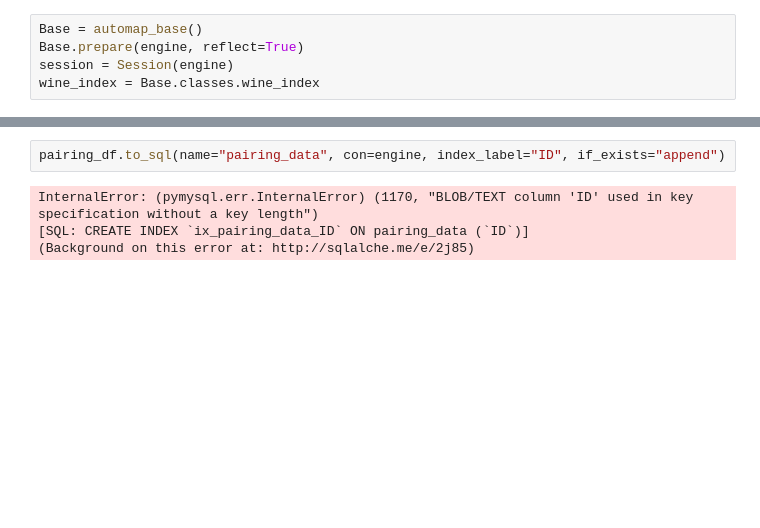
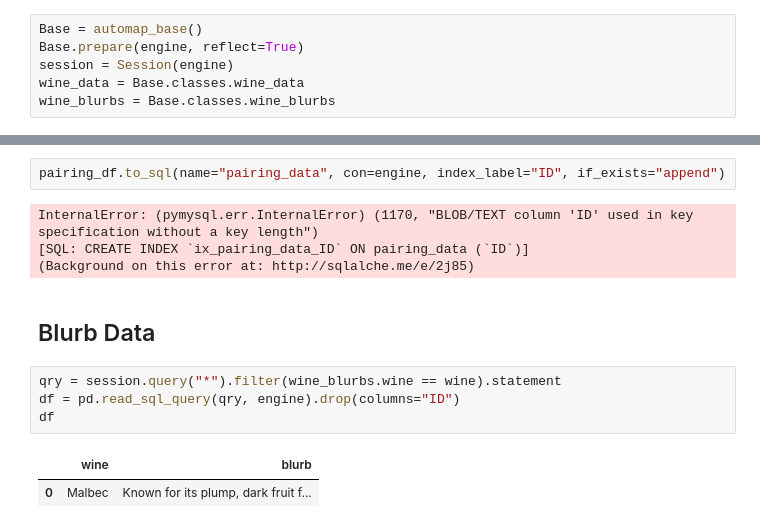
Before and after one commit to SaifeelMomin/PocketSom, a Jupyter notebook: stage/sandbox.ipynb, the cells around one changed output, grey strips where cells are left out. Drawn from its saved outputs; the diff is of its cells as text; blank space fills up the shorter version.

```diff
--- a/stage/sandbox.ipynb
+++ b/stage/sandbox.ipynb
@@ -31,7 +31,8 @@ table_names
 Base = automap_base()
 Base.prepare(engine, reflect=True)
 session = Session(engine)
-wine_index = Base.classes.wine_index
+wine_data = Base.classes.wine_data
+wine_blurbs = Base.classes.wine_blurbs
 # %%
 # schema = inspector.get_columns("wine_data")
 # # schema
@@ -73,3 +103,12 @@ pairing_df.to_sql(name="pairing_data", con=engine, index_label="ID", if_exists="
 InternalError: (pymysql.err.InternalError) (1170, "BLOB/TEXT column 'ID' used in key specification without a key length")
 [SQL: CREATE INDEX `ix_pairing_data_ID` ON pairing_data (`ID`)]
 (Background on this error at: http://sqlalche.me/e/2j85)
+# %% [markdown]
+## Blurb Data
+# %%
+qry = session.query("*").filter(wine_blurbs.wine == wine).statement
+df = pd.read_sql_query(qry, engine).drop(columns="ID")
+df
+# %% [output]
+|  | wine | blurb |
+| 0 | Malbec | Known for its plump, dark fruit f... |
```
Also changed, not shown: parts of 5 cells of this notebook, 4 other files.
